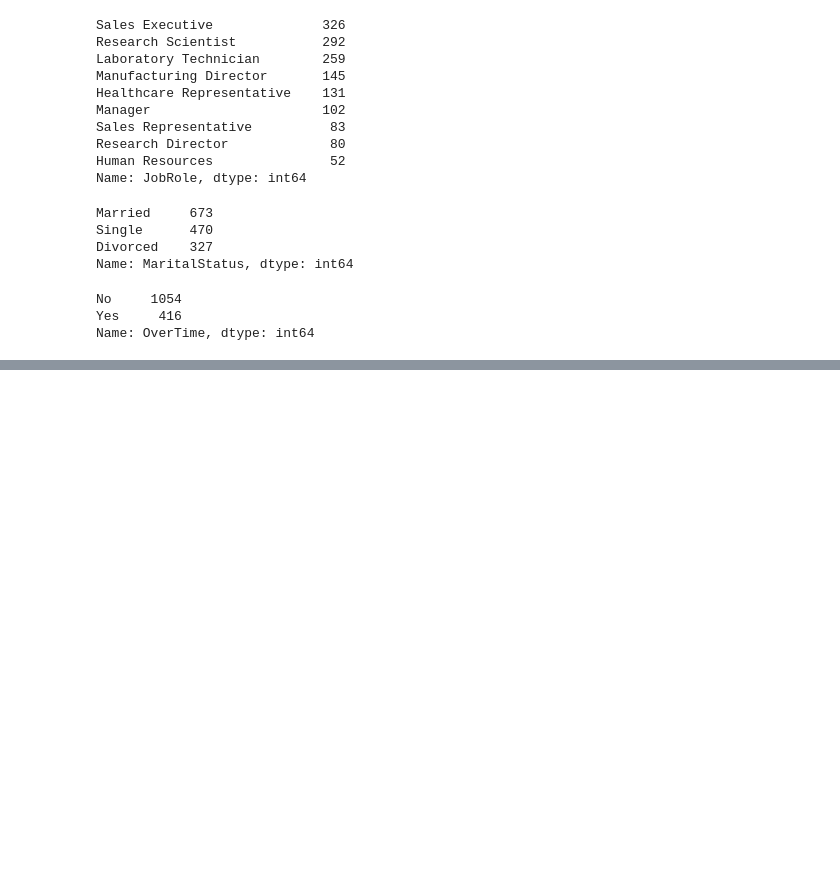
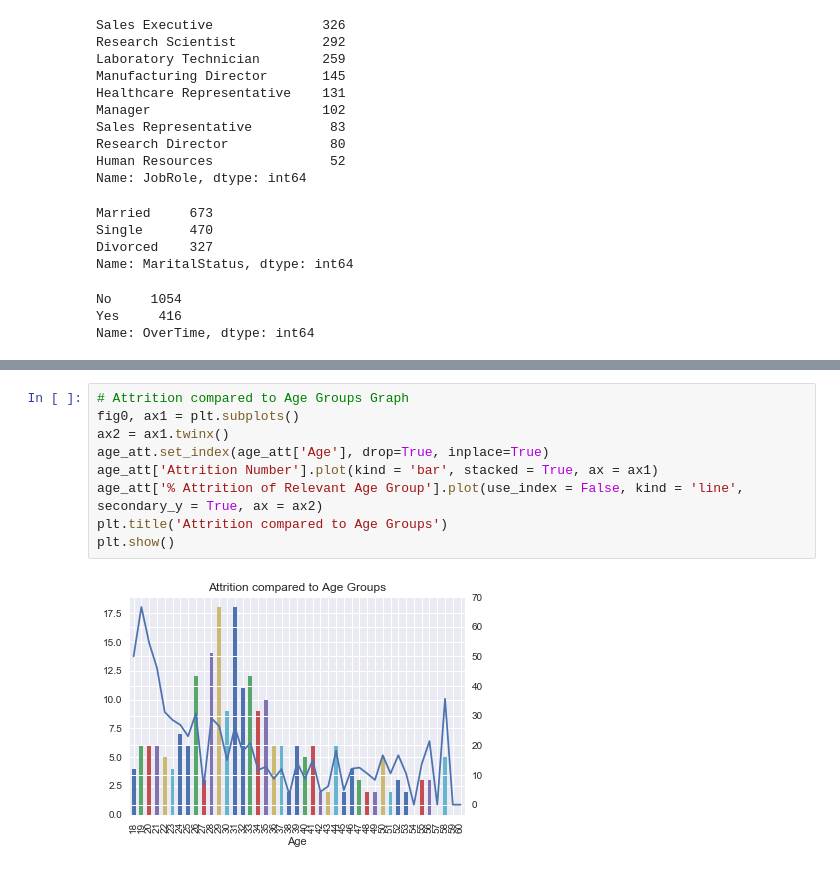
Before and after one commit to ShiningData/Capstone_Project-IBM_HR_Analytics, a Jupyter notebook: HR Analytics Employee Attrition and Performance.ipynb, the cells around one changed output, grey strips where cells are left out. Saved outputs shown, nothing was run; the diff lists cells and outputs as text; blank space fills up the shorter version.

```diff
--- a/HR Analytics Employee Attrition and Performance.ipynb
+++ b/HR Analytics Employee Attrition and Performance.ipynb
@@ -314,0 +380,11 @@ Name: Attrition, dtype: float64
+# %%
+# Attrition compared to Age Groups Graph
+fig0, ax1 = plt.subplots()
+ax2 = ax1.twinx()
+age_att.set_index(age_att['Age'], drop=True, inplace=True)
+age_att['Attrition Number'].plot(kind = 'bar', stacked = True, ax = ax1)
+age_att['% Attrition of Relevant Age Group'].plot(use_index = False, kind = 'line', secondary_y = True, ax = ax2)
+plt.title('Attrition compared to Age Groups')
+plt.show()
+# %% [output]
+[figure, added]
```
Also changed, not shown: parts of 179 cells of this notebook.
